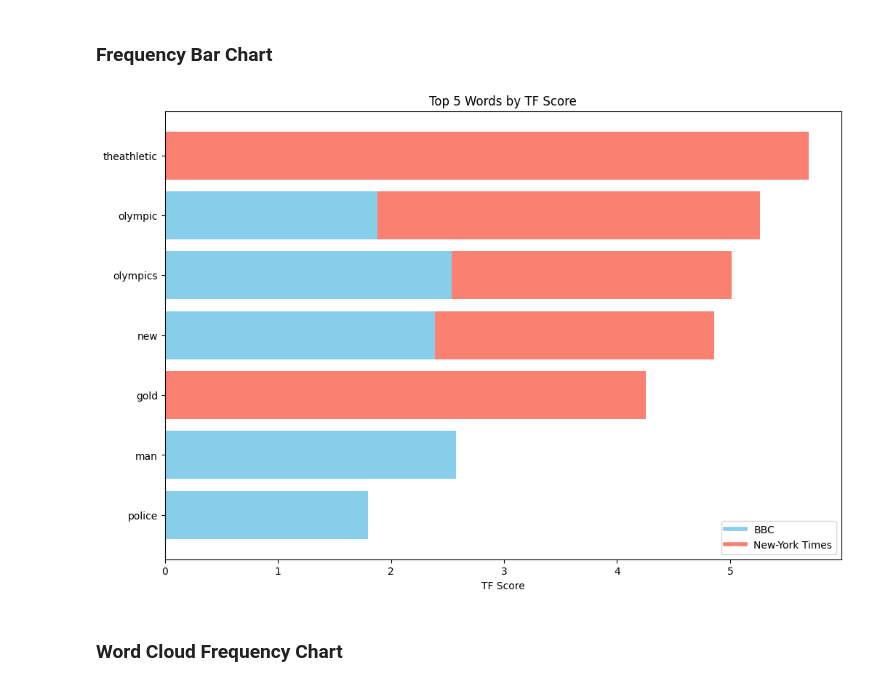
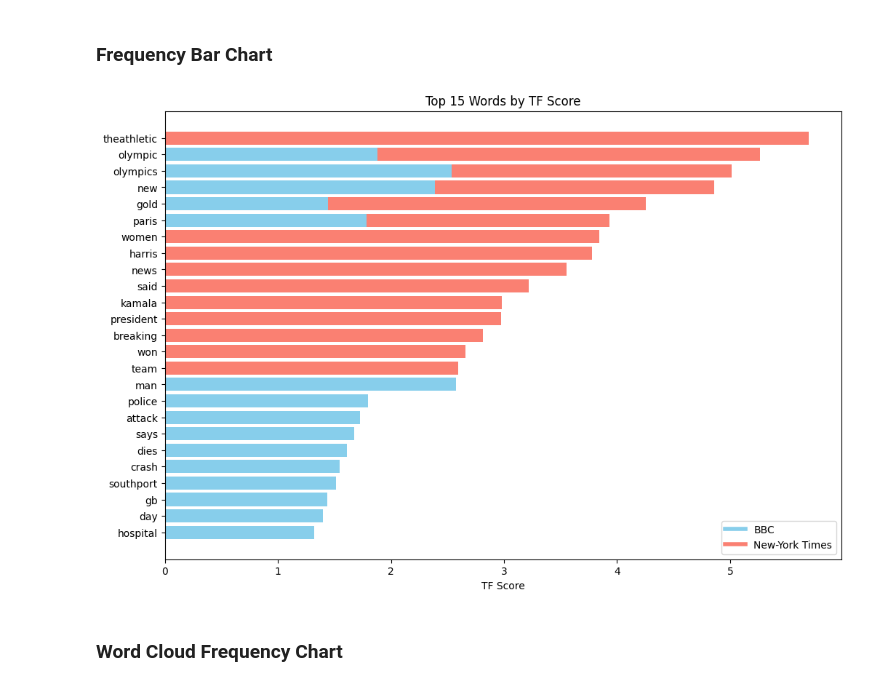
Before and after one commit to sprayr/NLP-Final, a Jupyter notebook: IdanDunsky_YanivKavehShtul_NLPFinal.ipynb, the cells around one changed output. Drawn from its saved outputs; the diff is of its cells as text; code cells hidden in the pictures.

```diff
--- a/IdanDunsky_YanivKavehShtul_NLPFinal.ipynb
+++ b/IdanDunsky_YanivKavehShtul_NLPFinal.ipynb
@@ -338,35 +337,35 @@ def plot_tfidf_bar_chart(tf_df1, tf_df2, top_n=10):
     top_tf_df1 = tf_df1.head(top_n)
     top_tf_df2 = tf_df2.head(top_n)
 
     # Combine both DataFrames for plotting
     combined_df = pd.concat([top_tf_df1, top_tf_df2])
 
     # Mark the source of each word for color coding
     combined_df['source'] = ['DF1']*top_n + ['DF2']*top_n
 
     # Sort combined DataFrame by TF-IDF score
     combined_df = combined_df.sort_values(by='tf_score', ascending=False)
 
     # Create a bar chart
     plt.figure(figsize=(12, 8))
     colors = ['skyblue' if source == 'DF1' else 'salmon' for source in combined_df['source']]
     plt.barh(combined_df['word'], combined_df['tf_score'], color=colors)
     plt.xlabel('TF Score')
     plt.title(f'Top {top_n} Words by TF Score')
     plt.gca().invert_yaxis()
 
     # Create a legend
     from matplotlib.lines import Line2D
     legend_elements = [Line2D([0], [0], color='skyblue', lw=4, label='BBC'),
                        Line2D([0], [0], color='salmon', lw=4, label='New-York Times')]
     plt.legend(handles=legend_elements, loc='lower right')
 
     plt.show()
 
 
-plot_tfidf_bar_chart(bbc_tf, nyt_tf, top_n=5)
+plot_tfidf_bar_chart(bbc_tf, nyt_tf, top_n=15)
 # %% [output]
-[figure, old version]
+[figure, new version]
 # %% [markdown]
 ### Word Cloud Frequency Chart
 # %%
```
Also changed, not shown: parts of 24 cells of this notebook.
